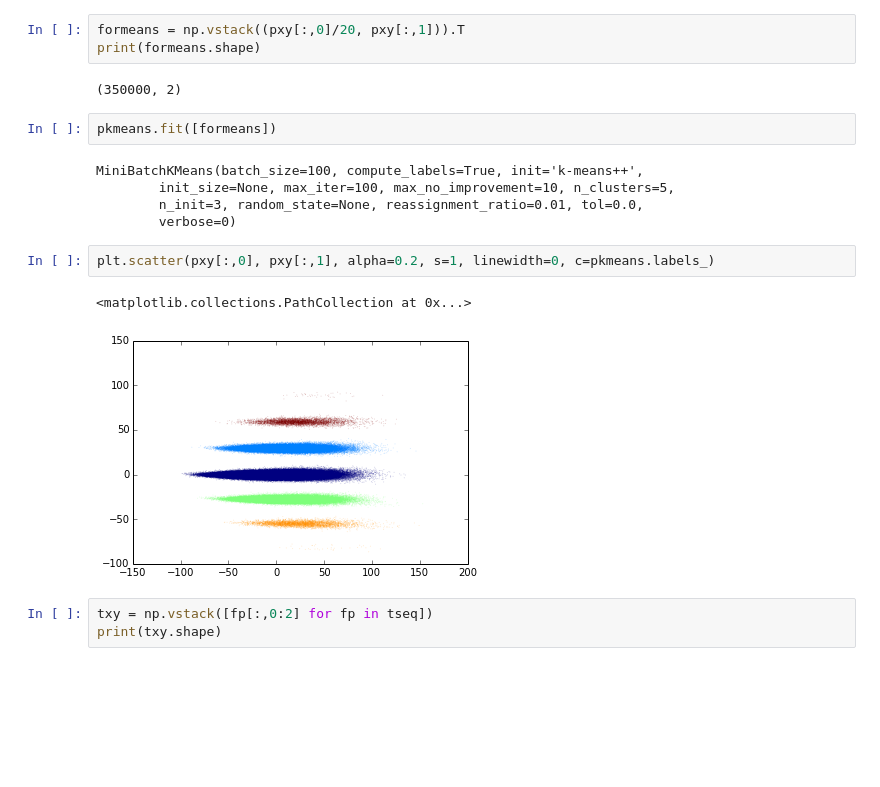
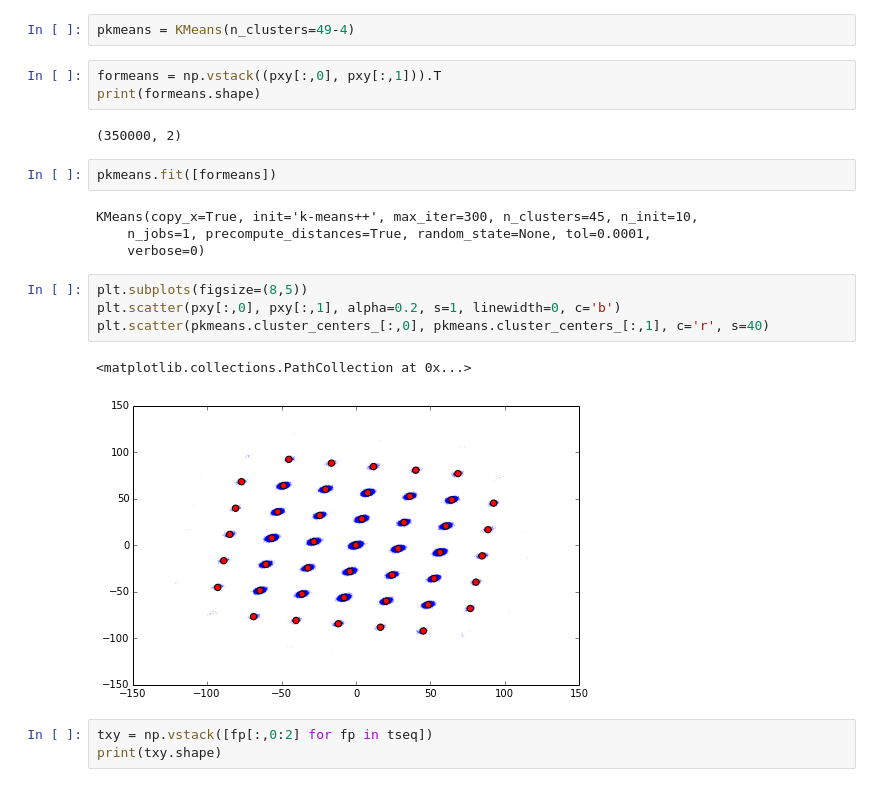
Before and after one commit to mpharrigan/wetmsm, a Jupyter notebook: ipython/ala_dihed/3-ala_dihed_msm.ipynb, the cells around one changed output. Saved outputs shown, nothing was run; the diff lists cells and outputs as text; blank space fills up the shorter version.

```diff
--- a/ipython/ala_dihed/3-ala_dihed_msm.ipynb
+++ b/ipython/ala_dihed/3-ala_dihed_msm.ipynb
@@ -246,20 +244,23 @@ pkmeans = MiniBatchKMeans(n_clusters=5)
+# %%
+pkmeans = KMeans(n_clusters=49-4)
 # %%
-formeans = np.vstack((pxy[:,0]/20, pxy[:,1])).T
+formeans = np.vstack((pxy[:,0], pxy[:,1])).T
 print(formeans.shape)
 # %% [output]
 (350000, 2)
 # %%
 pkmeans.fit([formeans])
 # %% [output]
-MiniBatchKMeans(batch_size=100, compute_labels=True, init='k-means++',
-        init_size=None, max_iter=100, max_no_improvement=10, n_clusters=5,
-        n_init=3, random_state=None, reassignment_ratio=0.01, tol=0.0,
-        verbose=0)
+KMeans(copy_x=True, init='k-means++', max_iter=300, n_clusters=45, n_init=10,
+    n_jobs=1, precompute_distances=True, random_state=None, tol=0.0001,
+    verbose=0)
 # %%
-plt.scatter(pxy[:,0], pxy[:,1], alpha=0.2, s=1, linewidth=0, c=pkmeans.labels_)
+plt.subplots(figsize=(8,5))
+plt.scatter(pxy[:,0], pxy[:,1], alpha=0.2, s=1, linewidth=0, c='b')
+plt.scatter(pkmeans.cluster_centers_[:,0], pkmeans.cluster_centers_[:,1], c='r', s=40)
 # %% [output]
 <matplotlib.collections.PathCollection at 0x...>
-[figure, old version]
+[figure, new version]
 # %%
 txy = np.vstack([fp[:,0:2] for fp in tseq])
 print(txy.shape)
```
Also changed, not shown: parts of 6 cells of this notebook, 3 other files.
